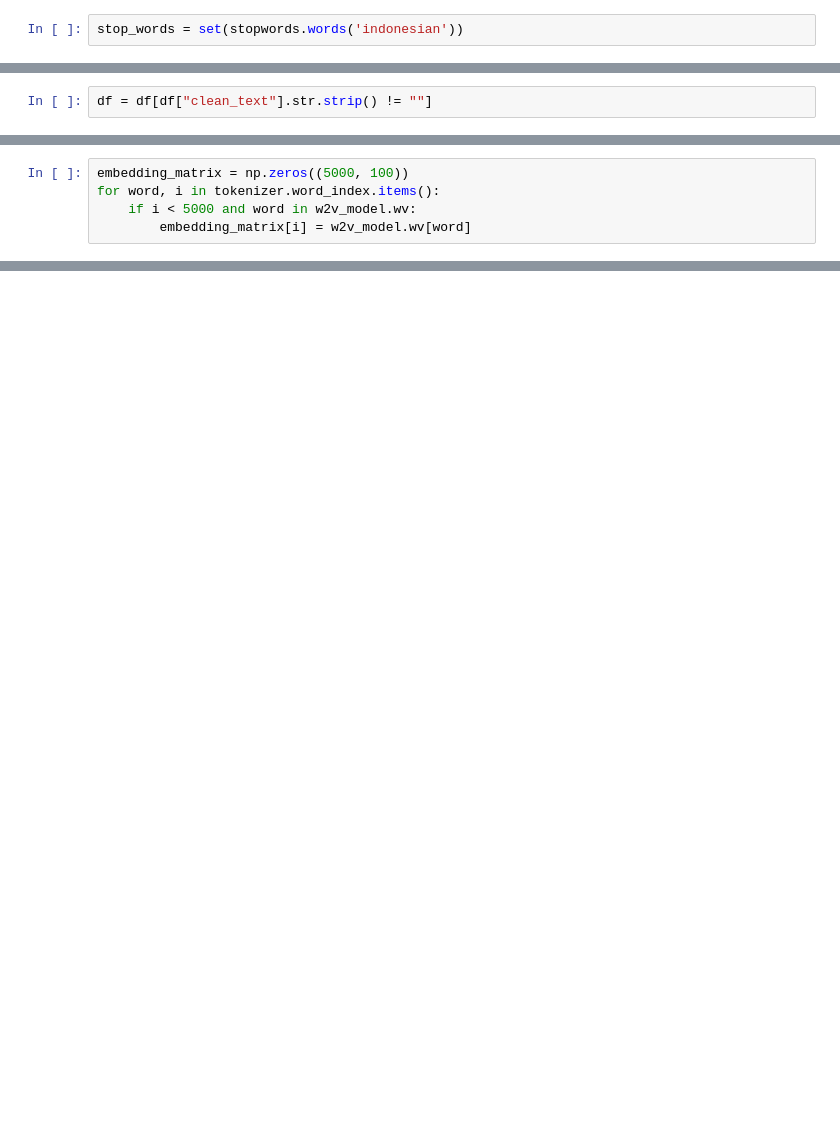
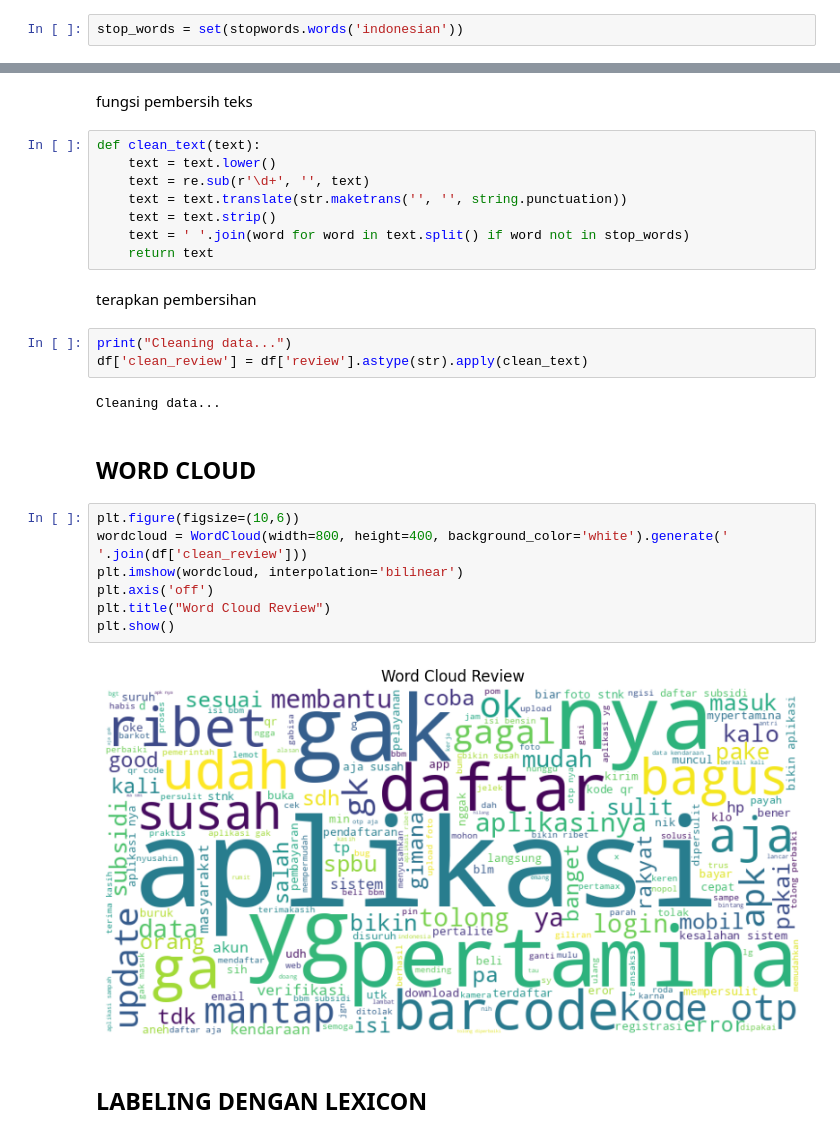
Before and after one commit to renaldiendrawan/Proyek-Analisis-Sentimen, a Jupyter notebook: sentiment_analysis.ipynb, the cells around one changed output, grey strips where cells are left out. Cells and saved outputs as stored; diff of their text form; blank space fills up the shorter version.

```diff
--- a/sentiment_analysis.ipynb
+++ b/sentiment_analysis.ipynb
@@ -88,2 +54,0 @@ df["sentiment"] = df["clean_text"].apply(label_sentiment)
-# %%
-df = df[df["clean_text"].str.strip() != ""]
@@ -168,5 +54,0 @@ X_test_seq = pad_sequences(tokenizer.texts_to_sequences(X_test), maxlen=100)
-# %%
-embedding_matrix = np.zeros((5000, 100))
-for word, i in tokenizer.word_index.items():
-    if i < 5000 and word in w2v_model.wv:
-        embedding_matrix[i] = w2v_model.wv[word]
@@ -219,0 +55,30 @@ LSTM Accuracy: 0.9015280135823429
+# %% [markdown]
+fungsi pembersih teks
+# %%
+def clean_text(text):
+    text = text.lower()
+    text = re.sub(r'\d+', '', text)
+    text = text.translate(str.maketrans('', '', string.punctuation))
+    text = text.strip()
+    text = ' '.join(word for word in text.split() if word not in stop_words)
+    return text
+# %% [markdown]
+terapkan pembersihan
+# %%
+print("Cleaning data...")
+df['clean_review'] = df['review'].astype(str).apply(clean_text)
+# %% [output]
+Cleaning data...
+# %% [markdown]
+## WORD CLOUD
+# %%
+plt.figure(figsize=(10,6))
+wordcloud = WordCloud(width=800, height=400, background_color='white').generate(' '.join(df['clean_review']))
+plt.imshow(wordcloud, interpolation='bilinear')
+plt.axis('off')
+plt.title("Word Cloud Review")
+plt.show()
+# %% [output]
+[figure, added]
+# %% [markdown]
+## LABELING DENGAN LEXICON
```
Also changed, not shown: parts of 60 cells of this notebook, 7 other files.
